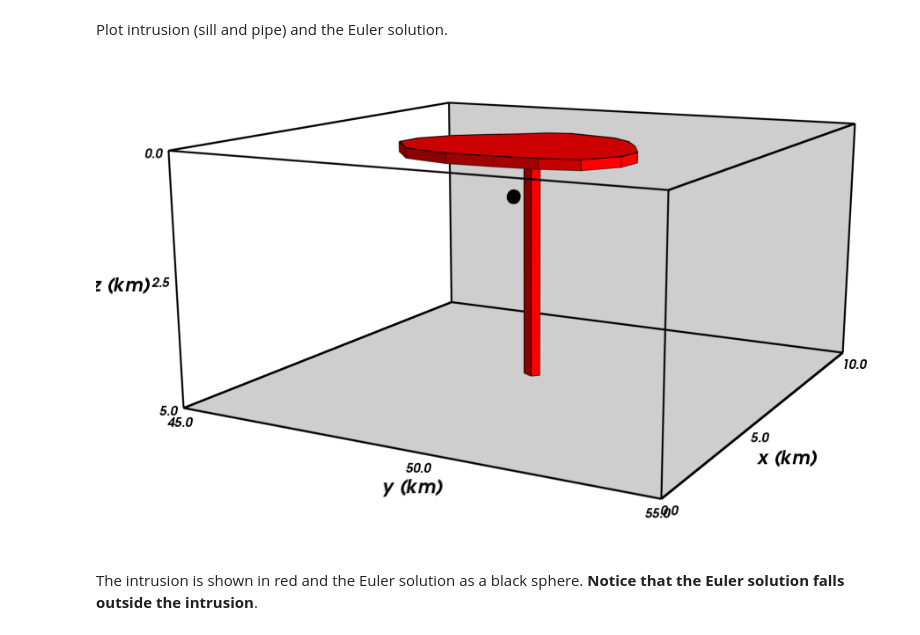
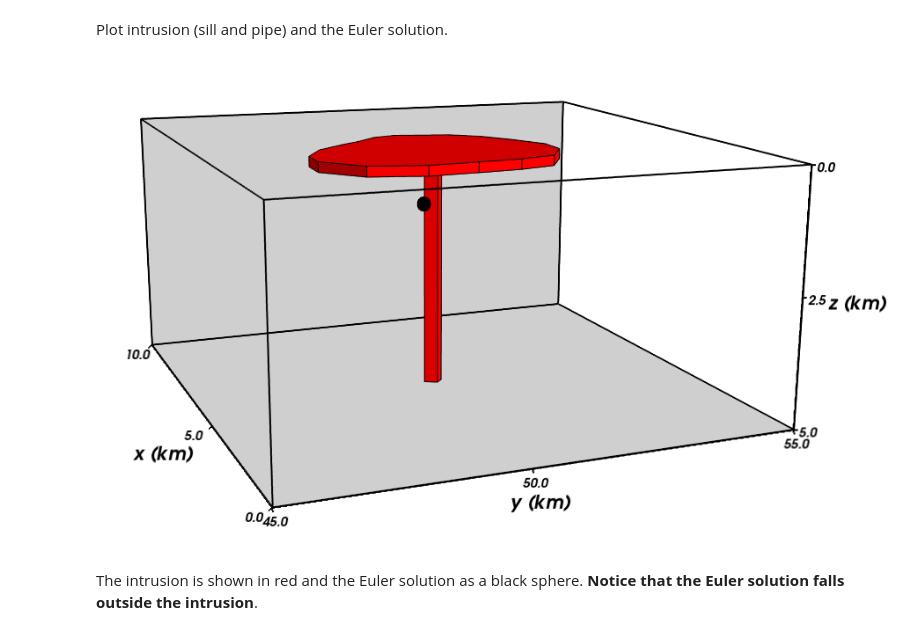
Before and after one commit to pinga-lab/Total-magnetization-of-spherical-bodies, a Jupyter notebook: notebooks/suppl_tests/complex/complex_test.ipynb, the cells around one changed output. Saved outputs shown, nothing was run; the diff lists cells and outputs as text; code cells hidden in the pictures.

```diff
--- a/notebooks/suppl_tests/complex/complex_test.ipynb
+++ b/notebooks/suppl_tests/complex/complex_test.ipynb
@@ -400,26 +401,26 @@ Plot intrusion (sill and pipe) and the Euler solution.
 # %%
 bounds = [0, 10000, 45000, 55000, 0, 5000]
 scene = myv.figure(size=(900, 600))
 #scene = myv.figure(size=(800, 500))
 myv.polyprisms(intrusions, color=(1, 0, 0), linewidth=1)
 myv.points(centers, size=150)
 ax = myv.axes(myv.outline(extent=bounds), ranges=[b*0.001 for b in bounds], nlabels=3, fmt='%.1f')
 ax.axes.x_label, ax.axes.y_label, ax.axes.z_label = 'x (km)', 'y (km)', 'z (km)'
 ax.axes.font_factor = 1.3
 myv.wall_north(bounds)
 myv.wall_bottom(bounds)
-scene.scene.camera.position = [-20306.089285758069, 63505.842077917412, -3491.9718305899009]
-scene.scene.camera.focal_point = [4141.3141322965275, 49525.02312458893, 3332.4401742735622]
+scene.scene.camera.position = [-21188.23859879663, 39461.269739903801, -4042.9670131568655]
+scene.scene.camera.focal_point = [4463.2000144412032, 50763.844046049599, 3303.2526152180458]
 scene.scene.camera.view_angle = 19.2
-scene.scene.camera.view_up = [0.20735851463493371, -0.11179389477832163, -0.97185625042939749]
-scene.scene.camera.clipping_range = [14617.633892111984, 47800.761288590918]
+scene.scene.camera.view_up = [0.23673310150534205, 0.091412372092923133, -0.9672648121791706]
+scene.scene.camera.clipping_range = [14711.878768444427, 46945.83259971784]
 scene.scene.camera.compute_view_plane_normal()
 scene.scene.render()
 myv.savefig('euler_solution.png')
 myv.show()
 Image(filename='euler_solution.png')
 # %% [output]
-[figure, old version]
+[figure, new version]
 # %% [markdown]
 The intrusion is shown in red and the Euler solution as a black sphere. **Notice that the Euler solution falls outside the intrusion**.
 # %% [markdown]
```
Also changed, not shown: parts of 2 cells of this notebook, 43 other files.
